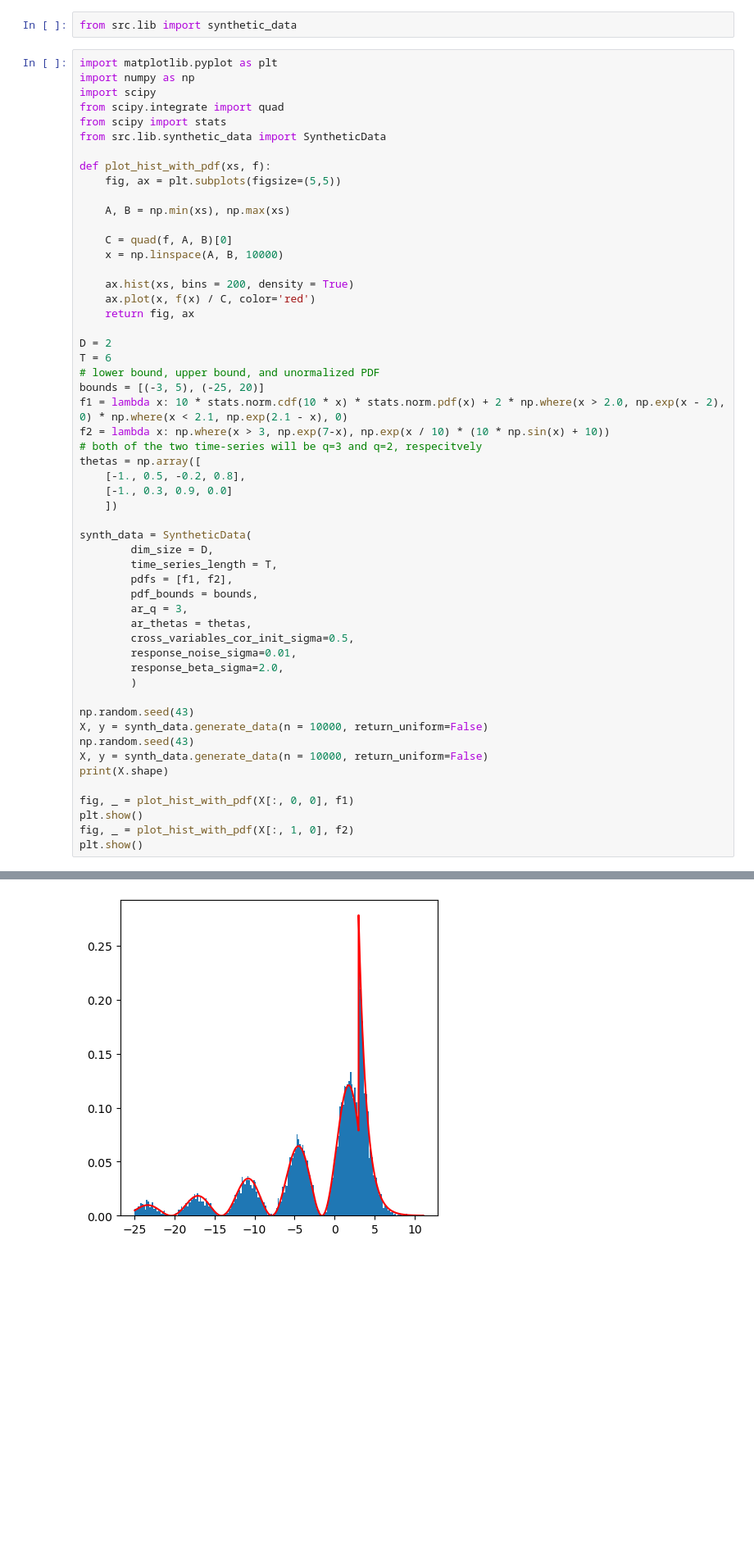
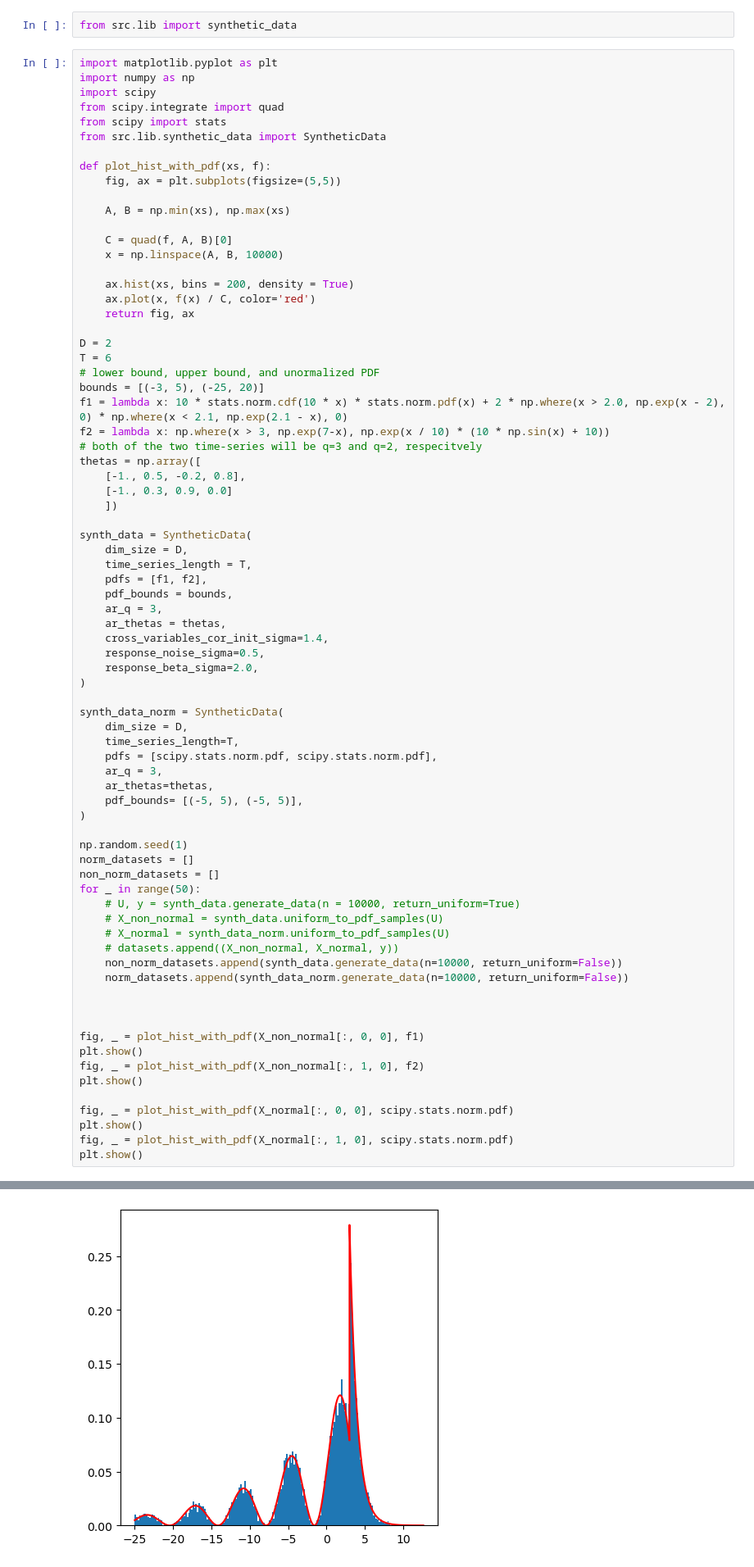
Before and after one commit to marcusGH/edain_paper, a Jupyter notebook: notebooks/synthetic_data.ipynb, the cells around one changed output, grey strips where cells are left out. Shown at 82% size. Drawn from its saved outputs; the diff is of its cells as text; blank space fills up the shorter version.

Commit message:
More dain experiments, Synthetic norm experiment

```diff
--- a/notebooks/synthetic_data.ipynb
+++ b/notebooks/synthetic_data.ipynb
@@ -37,25 +37,46 @@ thetas = np.array([
     ])
 
 synth_data = SyntheticData(
-        dim_size = D,
-        time_series_length = T,
-        pdfs = [f1, f2],
-        pdf_bounds = bounds,
-        ar_q = 3,
-        ar_thetas = thetas,
-        cross_variables_cor_init_sigma=0.5,
-        response_noise_sigma=0.01,
-        response_beta_sigma=2.0,
-        )
+    dim_size = D,
+    time_series_length = T,
+    pdfs = [f1, f2],
+    pdf_bounds = bounds,
+    ar_q = 3,
+    ar_thetas = thetas,
+    cross_variables_cor_init_sigma=1.4,
+    response_noise_sigma=0.5,
+    response_beta_sigma=2.0,
+)
 
-np.random.seed(43)
-X, y = synth_data.generate_data(n = 10000, return_uniform=False)
-np.random.seed(43)
-X, y = synth_data.generate_data(n = 10000, return_uniform=False)
-print(X.shape)
+synth_data_norm = SyntheticData(
+    dim_size = D,
+    time_series_length=T,
+    pdfs = [scipy.stats.norm.pdf, scipy.stats.norm.pdf],
+    ar_q = 3,
+    ar_thetas=thetas,
+    pdf_bounds= [(-5, 5), (-5, 5)],
+)
 
-fig, _ = plot_hist_with_pdf(X[:, 0, 0], f1)
+np.random.seed(1)
+norm_datasets = []
+non_norm_datasets = []
+for _ in range(50):
+    # U, y = synth_data.generate_data(n = 10000, return_uniform=True)
+    # X_non_normal = synth_data.uniform_to_pdf_samples(U)
+    # X_normal = synth_data_norm.uniform_to_pdf_samples(U)
+    # datasets.append((X_non_normal, X_normal, y))
+    non_norm_datasets.append(synth_data.generate_data(n=10000, return_uniform=False))
+    norm_datasets.append(synth_data_norm.generate_data(n=10000, return_uniform=False))
+
+
+
+fig, _ = plot_hist_with_pdf(X_non_normal[:, 0, 0], f1)
 plt.show()
-fig, _ = plot_hist_with_pdf(X[:, 1, 0], f2)
+fig, _ = plot_hist_with_pdf(X_non_normal[:, 1, 0], f2)
 plt.show()
+
+fig, _ = plot_hist_with_pdf(X_normal[:, 0, 0], scipy.stats.norm.pdf)
+plt.show()
+fig, _ = plot_hist_with_pdf(X_normal[:, 1, 0], scipy.stats.norm.pdf)
+plt.show()
 # %% [output]
@@ -69 +84 @@ plt.show()
-[figure, old version]
+[figure, new version]
```
Also changed, not shown: parts of 8 cells of this notebook, 4 other files.
